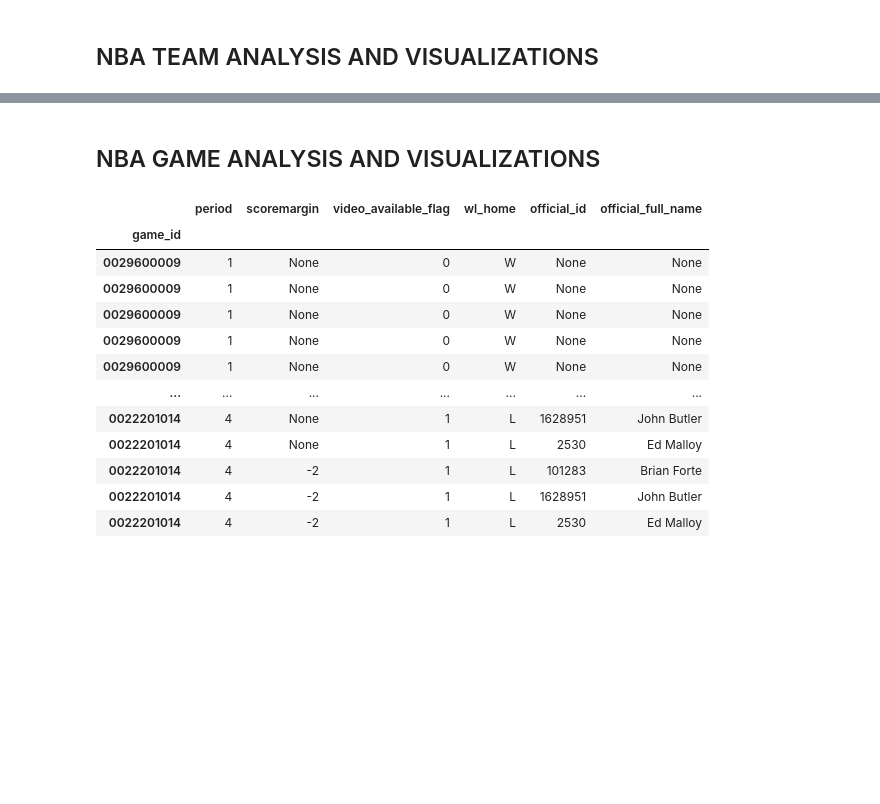
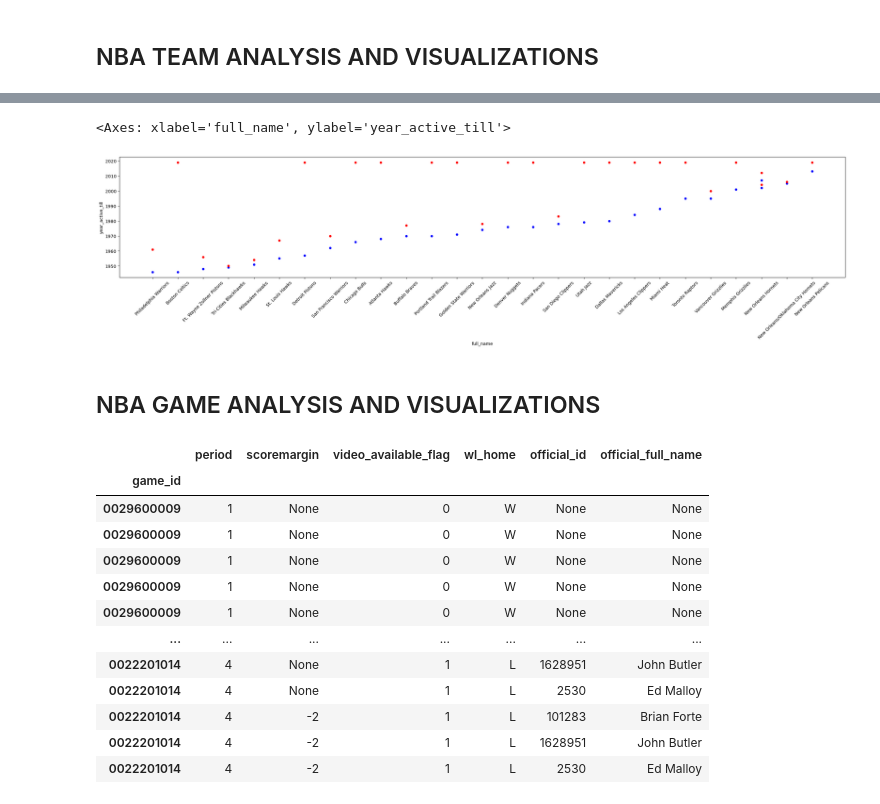
Before and after one commit to mustafaradheyyan/Revisiting-Pep-II, a Jupyter notebook: working_notebooks/eda_nba.ipynb, the cells around one changed output, grey strips where cells are left out. Drawn from its saved outputs; the diff is of its cells as text; code cells hidden in the pictures; blank space fills up the shorter version.

Commit message:
Added NBA team visualization

```diff
--- a/working_notebooks/eda_nba.ipynb
+++ b/working_notebooks/eda_nba.ipynb
@@ -84,3 +191,9 @@ cnx = sqlite3.connect('../../nba_dataset/archive/nba.sqlite')
+# %%
+ax1 = team_stats[['full_name', 'year_founded', 'year_active_till']].sort_values('year_founded').plot.scatter(x='full_name', y='year_founded',  rot=45, figsize=(30,5), color='b')
+team_stats[['full_name', 'year_founded', 'year_active_till']].plot.scatter(x='full_name', y='year_active_till',  rot=45, figsize=(30,5), color='r', ax=ax1)
+# %% [output]
+<Axes: xlabel='full_name', ylabel='year_active_till'>
+[figure, added]
 # %% [markdown]
 ## NBA GAME ANALYSIS AND VISUALIZATIONS
 # %%
```
Also changed, not shown: parts of 23 cells of this notebook.
